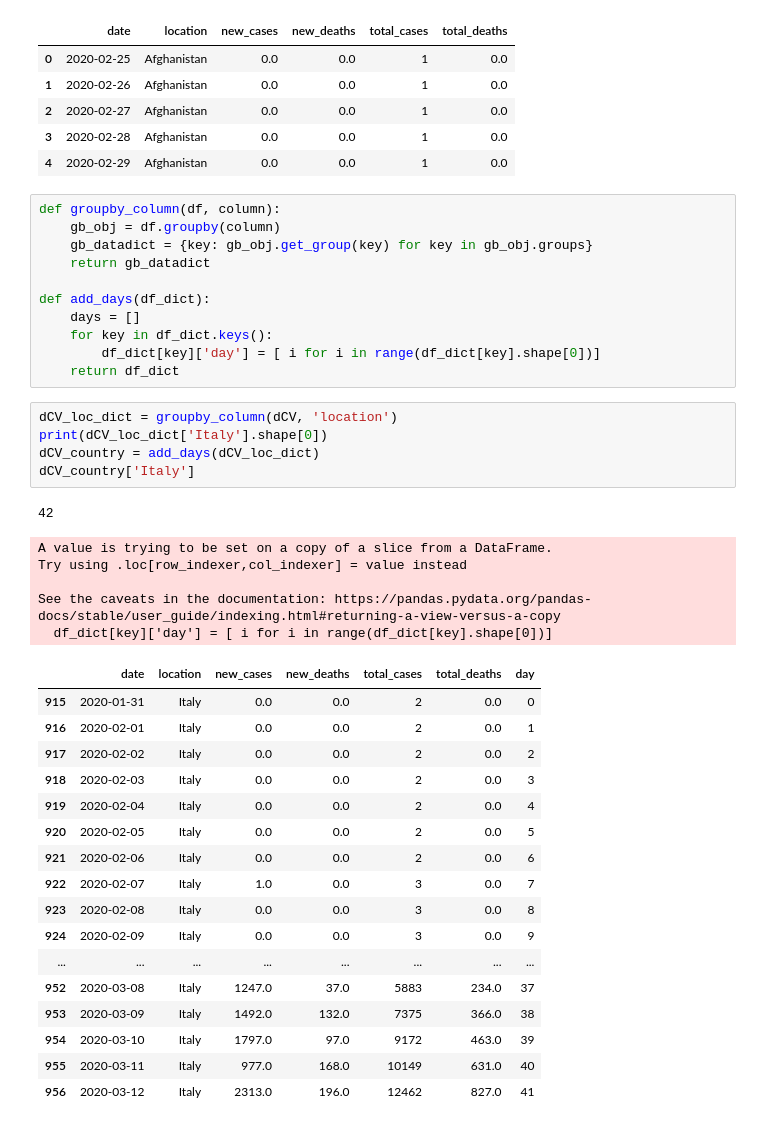
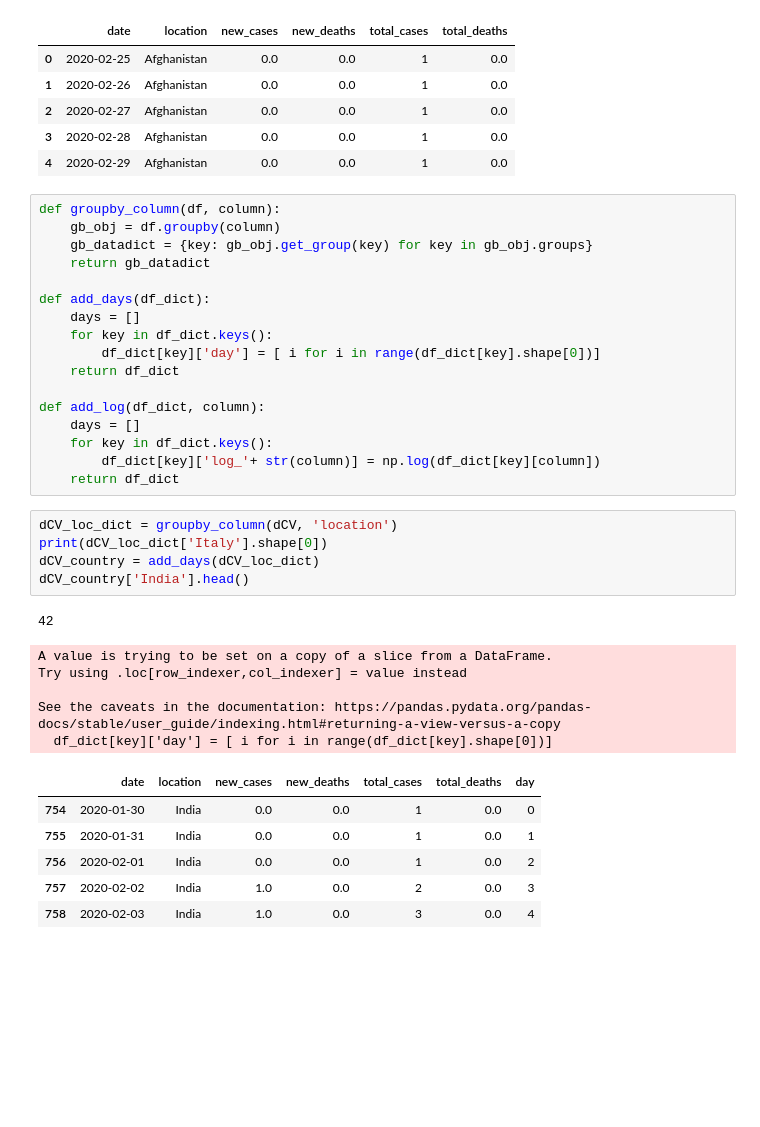
Before and after one commit to rishemjit/COVID_analysis, a Jupyter notebook: Analysis.ipynb, the cells around one changed output. Drawn from its saved outputs; the diff is of its cells as text; blank space fills up the shorter version.

```diff
--- a/Analysis.ipynb
+++ b/Analysis.ipynb
@@ -23,32 +23,27 @@ def add_days(df_dict):
     for key in df_dict.keys():
         df_dict[key]['day'] = [ i for i in range(df_dict[key].shape[0])]
     return df_dict
+
+def add_log(df_dict, column):
+    days = []
+    for key in df_dict.keys():
+        df_dict[key]['log_'+ str(column)] = np.log(df_dict[key][column])
+    return df_dict
 # %%
 dCV_loc_dict = groupby_column(dCV, 'location')
 print(dCV_loc_dict['Italy'].shape[0])
 dCV_country = add_days(dCV_loc_dict)
-dCV_country['Italy']
+dCV_country['India'].head()
 # %% [output]
 42
 A value is trying to be set on a copy of a slice from a DataFrame.
 Try using .loc[row_indexer,col_indexer] = value instead
 
 See the caveats in the documentation: https://pandas.pydata.org/pandas-docs/stable/user_guide/indexing.html#returning-a-view-versus-a-copy
   df_dict[key]['day'] = [ i for i in range(df_dict[key].shape[0])]
 |  | date | location | new_cases | new_deaths | total_cases | total_deaths | day |
-| 915 | 2020-01-31 | Italy | 0.0 | 0.0 | 2 | 0.0 | 0 |
-| 916 | 2020-02-01 | Italy | 0.0 | 0.0 | 2 | 0.0 | 1 |
-| 917 | 2020-02-02 | Italy | 0.0 | 0.0 | 2 | 0.0 | 2 |
-| 918 | 2020-02-03 | Italy | 0.0 | 0.0 | 2 | 0.0 | 3 |
-| 919 | 2020-02-04 | Italy | 0.0 | 0.0 | 2 | 0.0 | 4 |
-| 920 | 2020-02-05 | Italy | 0.0 | 0.0 | 2 | 0.0 | 5 |
-| 921 | 2020-02-06 | Italy | 0.0 | 0.0 | 2 | 0.0 | 6 |
-| 922 | 2020-02-07 | Italy | 1.0 | 0.0 | 3 | 0.0 | 7 |
-| 923 | 2020-02-08 | Italy | 0.0 | 0.0 | 3 | 0.0 | 8 |
-| 924 | 2020-02-09 | Italy | 0.0 | 0.0 | 3 | 0.0 | 9 |
-| ... | ... | ... | ... | ... | ... | ... | ... |
-| 952 | 2020-03-08 | Italy | 1247.0 | 37.0 | 5883 | 234.0 | 37 |
-| 953 | 2020-03-09 | Italy | 1492.0 | 132.0 | 7375 | 366.0 | 38 |
-| 954 | 2020-03-10 | Italy | 1797.0 | 97.0 | 9172 | 463.0 | 39 |
-| 955 | 2020-03-11 | Italy | 977.0 | 168.0 | 10149 | 631.0 | 40 |
-| 956 | 2020-03-12 | Italy | 2313.0 | 196.0 | 12462 | 827.0 | 41 |
+| 754 | 2020-01-30 | India | 0.0 | 0.0 | 1 | 0.0 | 0 |
+| 755 | 2020-01-31 | India | 0.0 | 0.0 | 1 | 0.0 | 1 |
+| 756 | 2020-02-01 | India | 0.0 | 0.0 | 1 | 0.0 | 2 |
+| 757 | 2020-02-02 | India | 1.0 | 0.0 | 2 | 0.0 | 3 |
+| 758 | 2020-02-03 | India | 1.0 | 0.0 | 3 | 0.0 | 4 |
```
Also changed, not shown: parts of 5 cells of this notebook.
